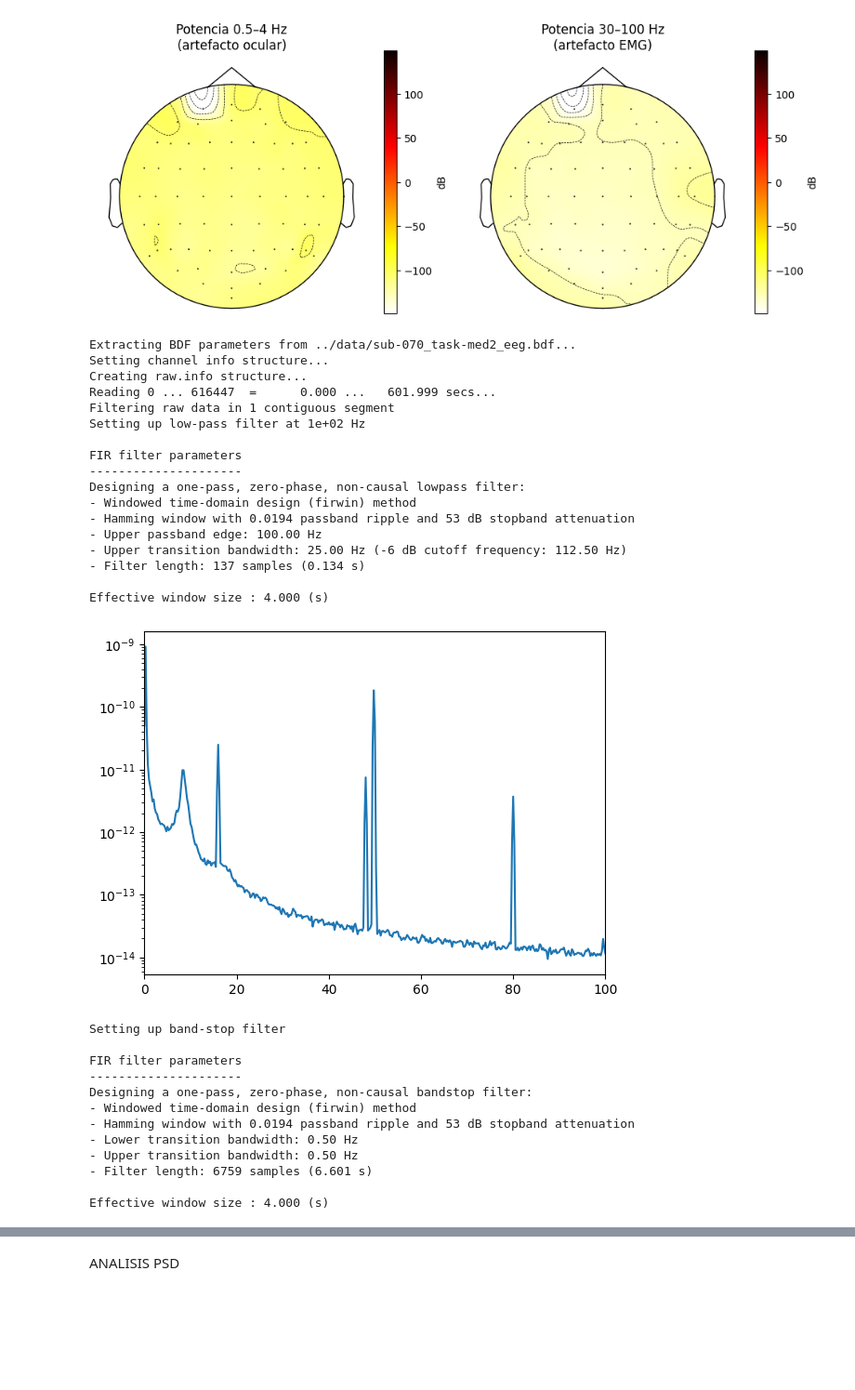
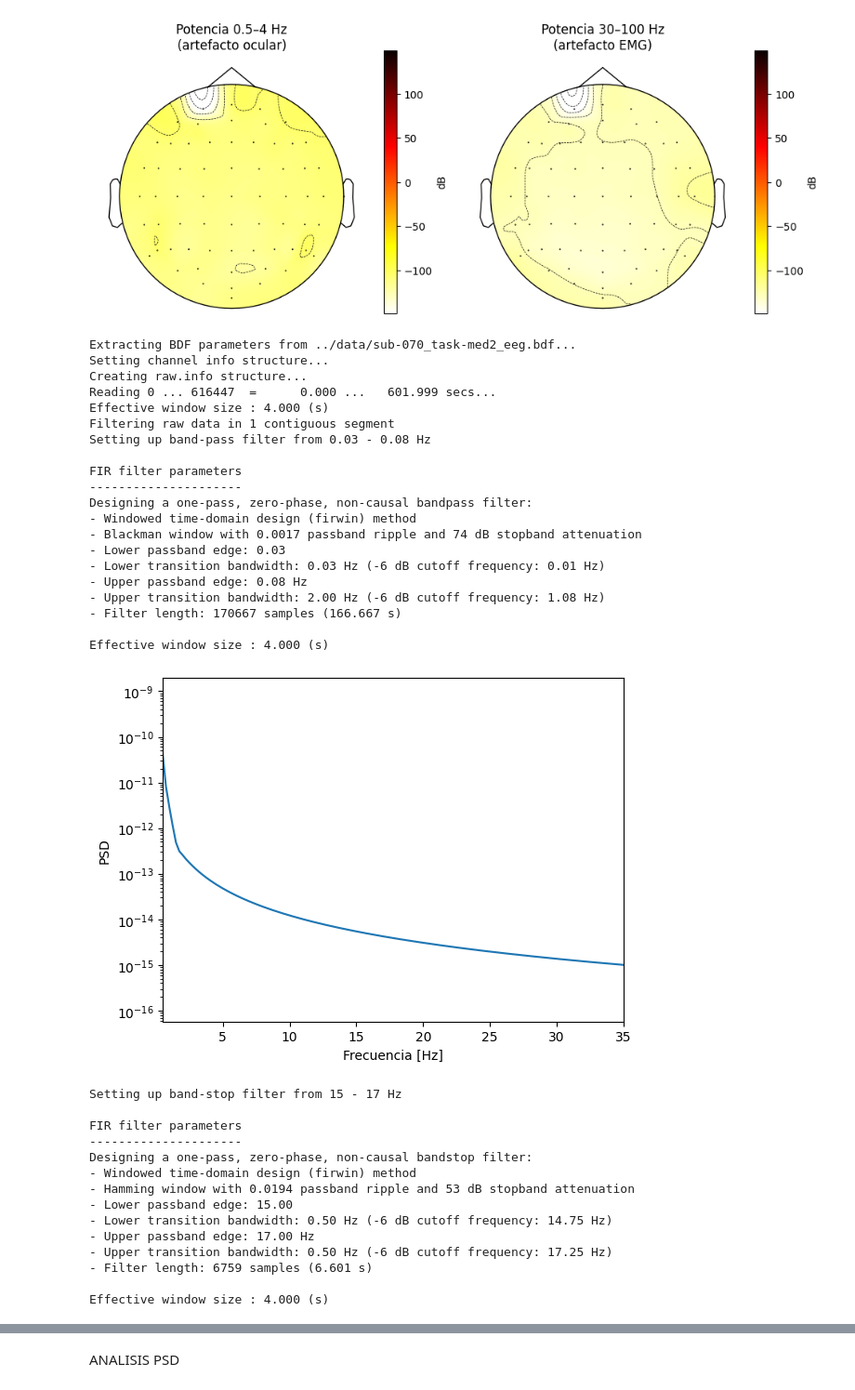
Before and after one commit to renatosalvatore1/PSIB2026Q1-TPS-Grupo1-Di-Pasquale-Vallejos-Salvatore, a Jupyter notebook: notebooks_senales/pruebas_nato.ipynb, the cells around one changed output, grey strips where cells are left out. Shown at 93% size. Saved outputs shown, nothing was run; the diff lists cells and outputs as text; code cells hidden in the pictures; blank space fills up the shorter version.

```diff
--- a/notebooks_senales/pruebas_nato.ipynb
+++ b/notebooks_senales/pruebas_nato.ipynb
@@ -67,7 +67,14 @@ eeg_channels = raw.ch_names[:64]
 raw_eeg=raw.copy().pick(eeg_channels)
 
 #aplicamos pasabajos con fc=100 Hz
-eeg_filtrado=raw_eeg.filter(l_freq=None, h_freq=100)
+psdss, freqss = mne.time_frequency.psd_array_welch(
+    raw_eeg.get_data()[30],
+    sfreq=1024,
+    n_fft=4096,
+    fmax=100,
+    n_per_seg=4096,
+    output="power")
+eeg_filtrado=raw_eeg.filter(l_freq=0.03, h_freq=0.08,method='fir', fir_window='blackman')
 
 psds, freqs = mne.time_frequency.psd_array_welch(
     eeg_filtrado.get_data()[30],
@@ -82,16 +89,17 @@ b= np.arange(49,512,50)
 freqs_notch = (np.concatenate((a,[49.7]), axis=None))
 plt.plot(freqs,psds)
 plt.semilogy()
-plt.xlim(0,100)
+plt.xlabel("Frecuencia [Hz]")
+plt.ylabel("PSD")
+plt.xlim(0.5,35)
 plt.show()
 
 #Aplico filtro nothc para sacar ruido de linea >50Hz
-
 filtrado = mne.filter.notch_filter(
     eeg_filtrado.get_data()[20],
     Fs=1024,
-    freqs=a,
-    notch_widths = 2,
+    freqs= [16],
+    notch_widths = 1,
     method = 'fir'
 )
 
@@ -101,52 +109,63 @@ psds_f, freqs_f = mne.time_frequency.psd_array_welch(
     n_fft=4096,
     fmax=100,
     n_per_seg=4096,
     output="power")
 
-plt.plot(freqs_f, psds_f)
-plt.loglog()
-plt.xlim(0,100)
+plt.plot(freqss, psdss, color = "blue",label='Original')
+plt.plot(freqs,psds,color="red", label='Filtro pasabanda en 0.03 - 0.08 Hz')
+
+plt.semilogy()
+
+plt.xlabel("Frecuencia [Hz]")
+plt.ylabel("PSD")
+plt.xlim(0,2)
+plt.legend()
 plt.show()
 
 #ANALISIS PSD POR
 bandas = [[1,4],[4, 8], [8,13],[13,30]]
 
 for i in range(len(bandas)):
     mask = (freqs_f >= bandas[i][0]) & (freqs_f <= bandas[i][1])
     band_power = np.trapezoid(psds_f[mask],freqs_f[mask])
     print(band_power)
 
 
 print(psds_f)
 print(freqs_f)
 # %% [output]
 Extracting BDF parameters from ../data/sub-070_task-med2_eeg.bdf...
 Setting channel info structure...
 Creating raw.info structure...
 Reading 0 ... 616447  =      0.000 ...   601.999 secs...
+Effective window size : 4.000 (s)
 Filtering raw data in 1 contiguous segment
-Setting up low-pass filter at 1e+02 Hz
+Setting up band-pass filter from 0.03 - 0.08 Hz
 
 FIR filter parameters
 ---------------------
-Designing a one-pass, zero-phase, non-causal lowpass filter:
+Designing a one-pass, zero-phase, non-causal bandpass filter:
 - Windowed time-domain design (firwin) method
-- Hamming window with 0.0194 passband ripple and 53 dB stopband attenuation
-- Upper passband edge: 100.00 Hz
-- Upper transition bandwidth: 25.00 Hz (-6 dB cutoff frequency: 112.50 Hz)
-- Filter length: 137 samples (0.134 s)
+- Blackman window with 0.0017 passband ripple and 74 dB stopband attenuation
+- Lower passband edge: 0.03
+- Lower transition bandwidth: 0.03 Hz (-6 dB cutoff frequency: 0.01 Hz)
+- Upper passband edge: 0.08 Hz
+- Upper transition bandwidth: 2.00 Hz (-6 dB cutoff frequency: 1.08 Hz)
+- Filter length: 170667 samples (166.667 s)
 
 Effective window size : 4.000 (s)
-[figure, old version]
+[figure, new version]
-Setting up band-stop filter
+Setting up band-stop filter from 15 - 17 Hz
 
 FIR filter parameters
 ---------------------
 Designing a one-pass, zero-phase, non-causal bandstop filter:
 - Windowed time-domain design (firwin) method
 - Hamming window with 0.0194 passband ripple and 53 dB stopband attenuation
-- Lower transition bandwidth: 0.50 Hz
-- Upper transition bandwidth: 0.50 Hz
+- Lower passband edge: 15.00
+- Lower transition bandwidth: 0.50 Hz (-6 dB cutoff frequency: 14.75 Hz)
+- Upper passband edge: 17.00 Hz
+- Upper transition bandwidth: 0.50 Hz (-6 dB cutoff frequency: 17.25 Hz)
 - Filter length: 6759 samples (6.601 s)
 
 Effective window size : 4.000 (s)
```
Also changed, not shown: parts of 4 cells of this notebook, 15 other files.
